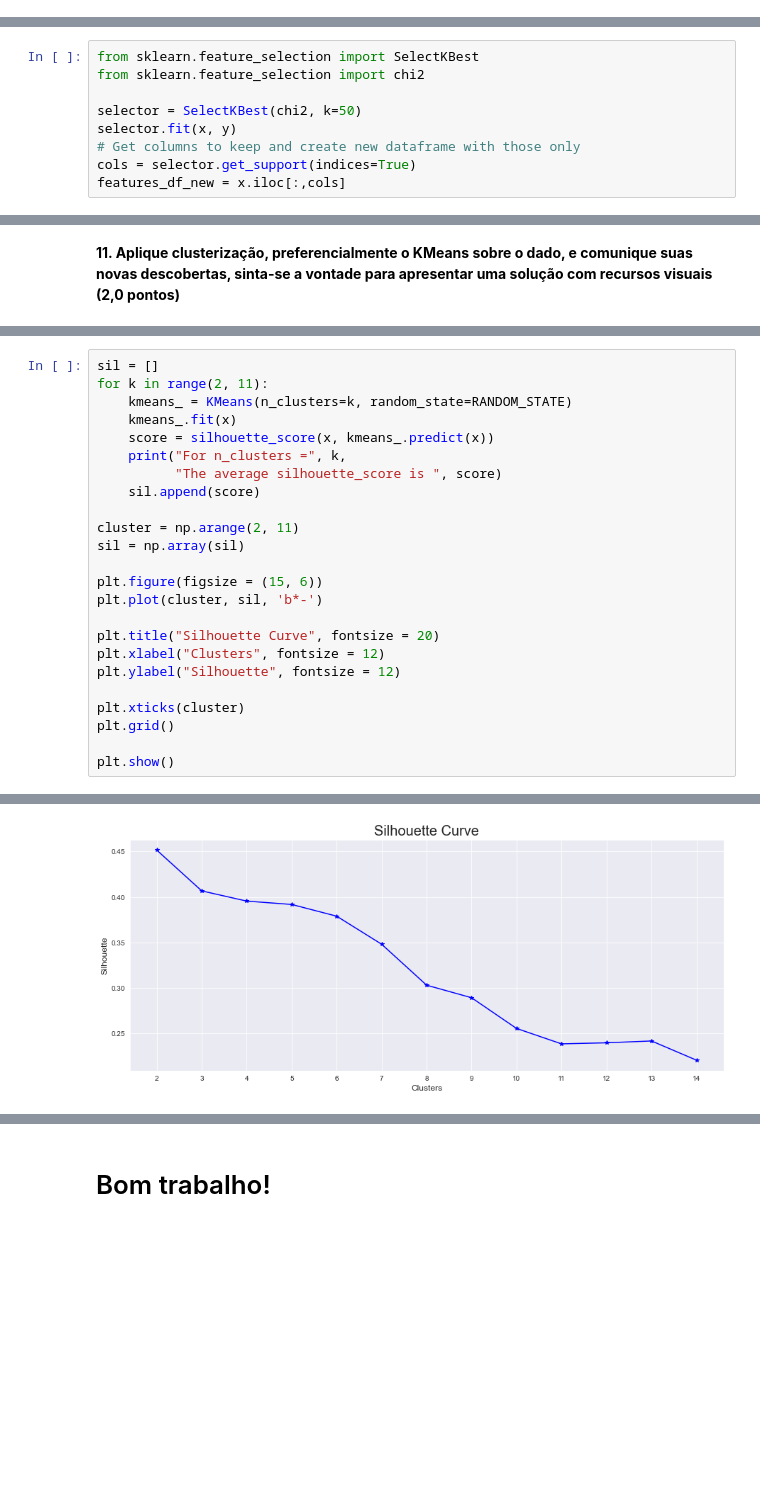
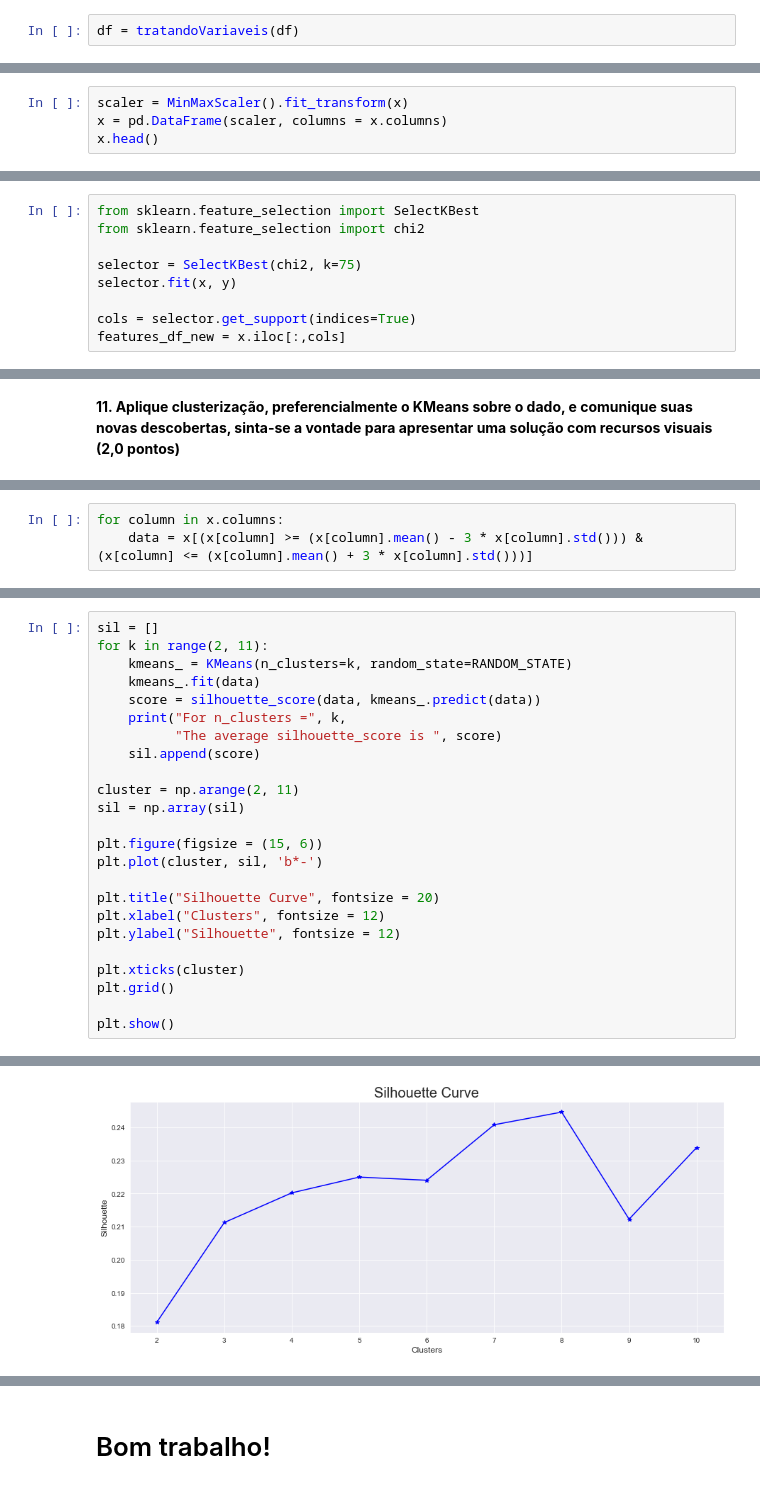
Before and after one commit to synara/kdd, a Jupyter notebook: Prova.ipynb, the cells around one changed output, grey strips where cells are left out. Cells and saved outputs as stored; diff of their text form; blank space fills up the shorter version.

```diff
--- a/Prova.ipynb
+++ b/Prova.ipynb
@@ -247,3 +253,5 @@ df.drop(['Original Time Queued', 'Arrived Time'], axis=1, inplace=True)
+# %%
+df = tratandoVariaveis(df)
 # %%
 df.head()
 # %% [output]
@@ -290,0 +299,4 @@ x.head(3)
+# %%
+scaler = MinMaxScaler().fit_transform(x)
+x = pd.DataFrame(scaler, columns = x.columns)
+x.head()
@@ -294,9 +314,9 @@ x.head(3)
 from sklearn.feature_selection import SelectKBest
 from sklearn.feature_selection import chi2
 
-selector = SelectKBest(chi2, k=50)
+selector = SelectKBest(chi2, k=75)
 selector.fit(x, y)
-# Get columns to keep and create new dataframe with those only
+
 cols = selector.get_support(indices=True)
 features_df_new = x.iloc[:,cols]
 # %%
@@ -590,0 +726,3 @@ df_import_features = df_import_features.sort_values(['value'], ascending=False)
+# %%
+for column in x.columns:
+    data = x[(x[column] >= (x[column].mean() - 3 * x[column].std())) & (x[column] <= (x[column].mean() + 3 * x[column].std()))]
@@ -592,8 +732,8 @@ df_import_features = df_import_features.sort_values(['value'], ascending=False)
 sil = []
 for k in range(2, 11):
     kmeans_ = KMeans(n_clusters=k, random_state=RANDOM_STATE)
-    kmeans_.fit(x)
-    score = silhouette_score(x, kmeans_.predict(x))
+    kmeans_.fit(data)
+    score = silhouette_score(data, kmeans_.predict(data))
     print("For n_clusters =", k,
           "The average silhouette_score is ", score)
     sil.append(score)
@@ -629 +765 @@ For n_clusters = 14 The average silhouette_score is  0.22068095255852727
-[figure, old version]
+[figure, new version]
```
Also changed, not shown: parts of 88 cells of this notebook, 1 other file.
